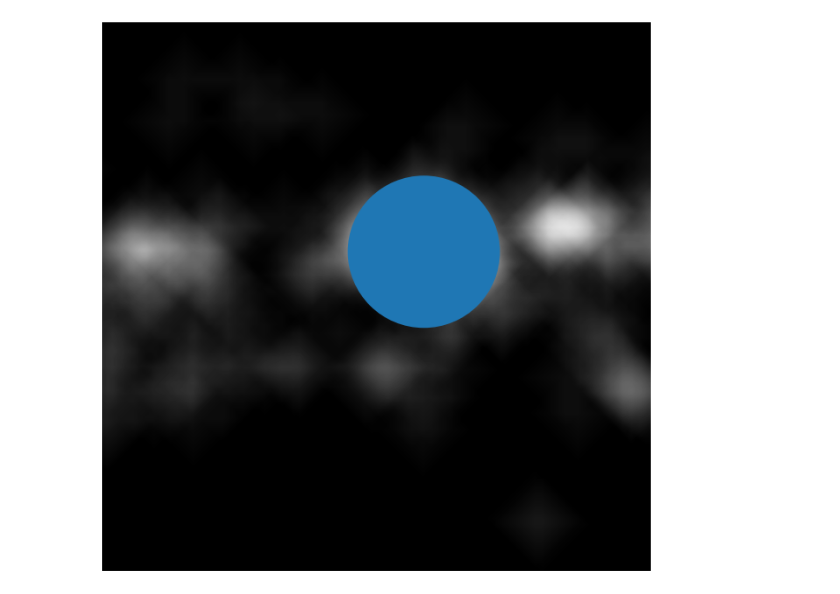
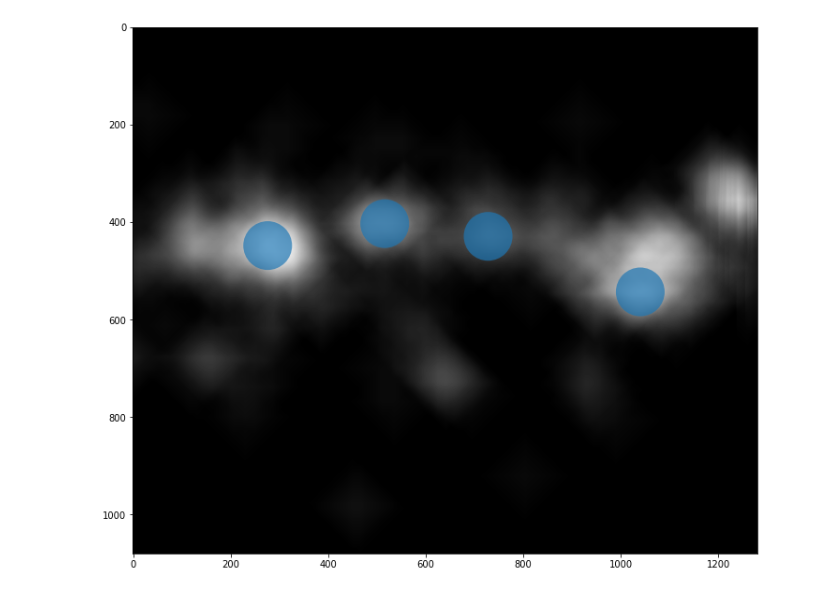
Before and after one commit to Ptrskay3/place_me, a Jupyter notebook: example.ipynb, the cells around one changed output. Cells and saved outputs as stored; diff of their text form; code cells hidden in the pictures.

```diff
--- a/example.ipynb
+++ b/example.ipynb
@@ -4,6 +8,9 @@ import matplotlib.pyplot as plt
 from matplotlib.patches import Circle
 from scipy import ndimage as ndi
 from skimage.feature import peak_local_max
-import cv2
+from place_me import run_v2 as optimize
 
-from place_me import run_v2 as optimize
+data = np.loadtxt('data/heatmap2.txt')
+data = 255 * data / data.max()
+data = data[:, 2560:3840]
+plt.imshow(data);
@@ -10,8 +18,0 @@ from place_me import run_v2 as optimize
-# %%
-data = np.loadtxt('data/heatmap2.txt')
-data[data > 2000] = 2000
-data = data / data.max()
-data = data[:, 2160:3240]
-# data = cv2.equalizeHist(data)
-plt.imshow(data);
-radius = 150
@@ -20,20 +21,27 @@ radius = 150
 # %%
+CIRCLE_RADIUS = 50
+
 image_max = ndi.maximum_filter(data, size=20, mode='constant')
 
-coordinates = peak_local_max(data, min_distance=100, num_peaks=1)
+peaks = peak_local_max(data, min_distance=CIRCLE_RADIUS * 2, num_peaks=4)
 
-fig, ax = plt.subplots(figsize=(10, 9))
+def plot_from_optimal_coords(data, peaks, arr=None):
+    fig, ax = plt.subplots(figsize=(10, 9))
+    ax.imshow(data, cmap=plt.cm.gray)
+    ax.autoscale(False)
+    if arr is not None:
+        [x1, y1, x2, y2] = arr
+        ax.plot(x1, y1, 'yx', markersize=25, markeredgewidth=3)
+        ax.plot(x2, y2, 'rx', markersize=25, markeredgewidth=3)
 
-ax.imshow(data, cmap=plt.cm.gray)
-ax.autoscale(False)
-ax.axis('off')
+    for y, x in peaks:
+        circ = Circle((x, y), CIRCLE_RADIUS, alpha=0.7)
+        ax.add_patch(circ)
 
-for y, x in coordinates:
-    circ = Circle((x, y), radius)
-    ax.add_patch(circ)
+    fig.tight_layout()
 
-fig.tight_layout()
+    plt.show()
 
-plt.show()
+plot_from_optimal_coords(data, peaks)
 # %% [output]
-[figure, old version]
+[figure, new version]
```
Also changed, not shown: parts of 8 cells of this notebook, 5 other files.
